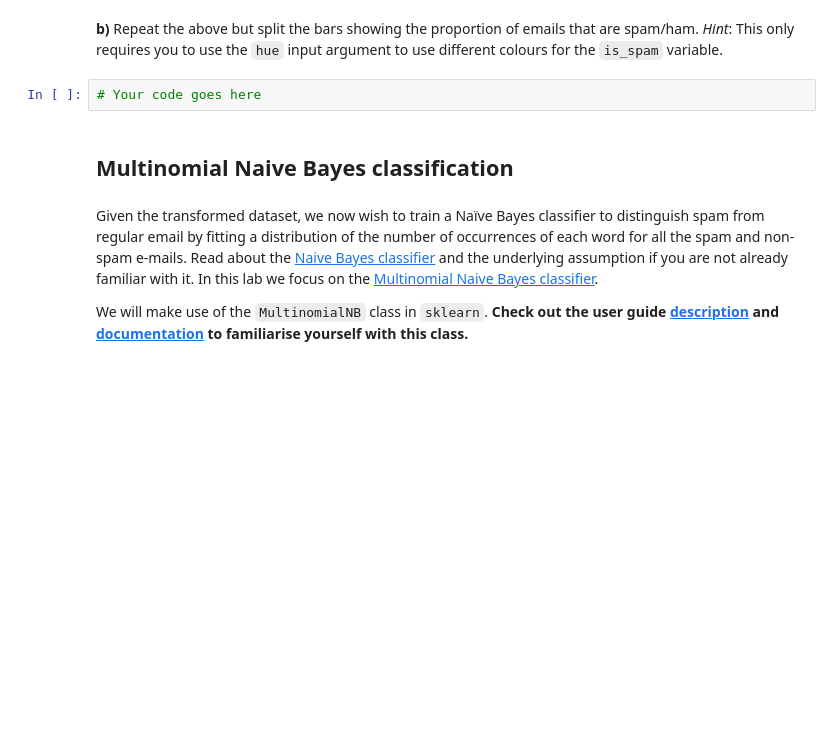
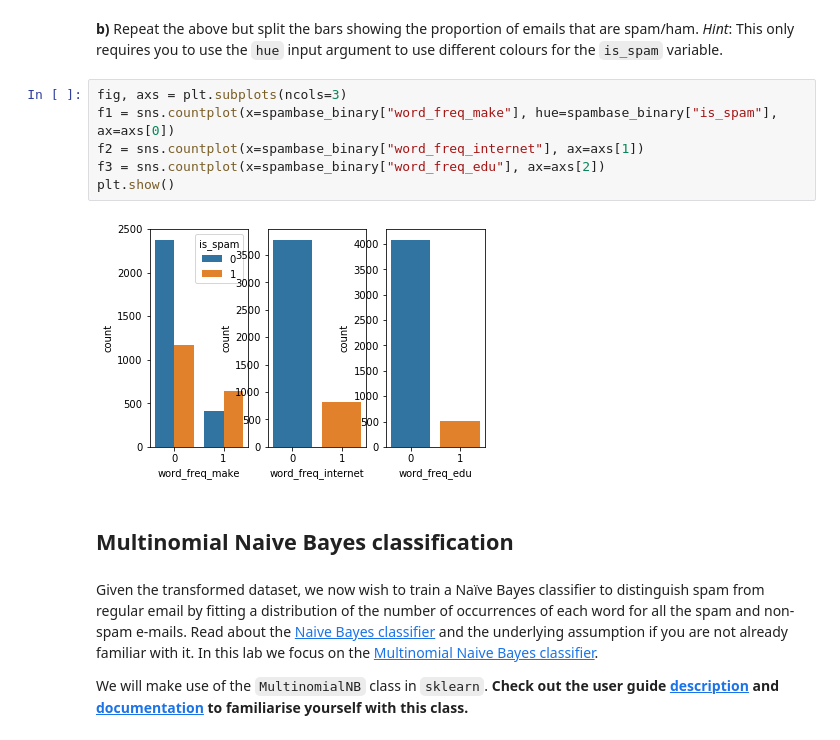
Before and after one commit to hirshagarwal/iaml2017, a Jupyter notebook: 02_Lab_1_Data_analysis_visualisation.ipynb, the cells around one changed output. Saved outputs shown, nothing was run; the diff lists cells and outputs as text; blank space fills up the shorter version.

```diff
--- a/02_Lab_1_Data_analysis_visualisation.ipynb
+++ b/02_Lab_1_Data_analysis_visualisation.ipynb
@@ -138,7 +181,13 @@ Now we want to get a feeling for how the presence or absence of some specific wo
 # %% [markdown]
 **b)** Repeat the above but split the bars showing the proportion of emails that are spam/ham. *Hint*: This only requires you to use the `hue` input argument to use different colours for the `is_spam` variable.
-# %%
-# Your code goes here
+# %%
+fig, axs = plt.subplots(ncols=3)
+f1 = sns.countplot(x=spambase_binary["word_freq_make"], hue=spambase_binary["is_spam"], ax=axs[0])
+f2 = sns.countplot(x=spambase_binary["word_freq_internet"], ax=axs[1])
+f3 = sns.countplot(x=spambase_binary["word_freq_edu"], ax=axs[2])
+plt.show()
+# %% [output]
+[figure, added]
 # %% [markdown]
 ## Multinomial Naive Bayes classification
 # %% [markdown]
```
Also changed, not shown: parts of 19 cells of this notebook.
